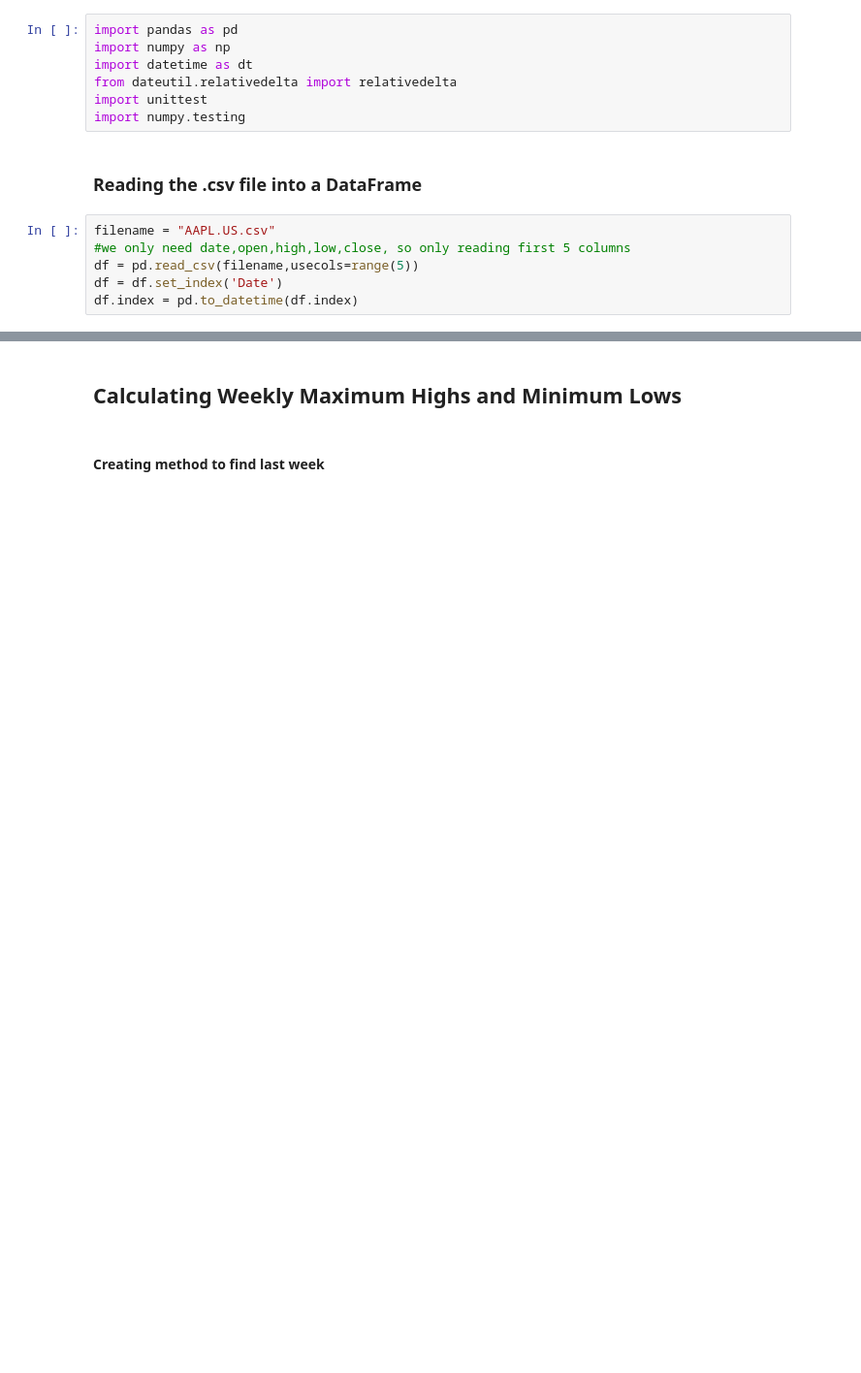
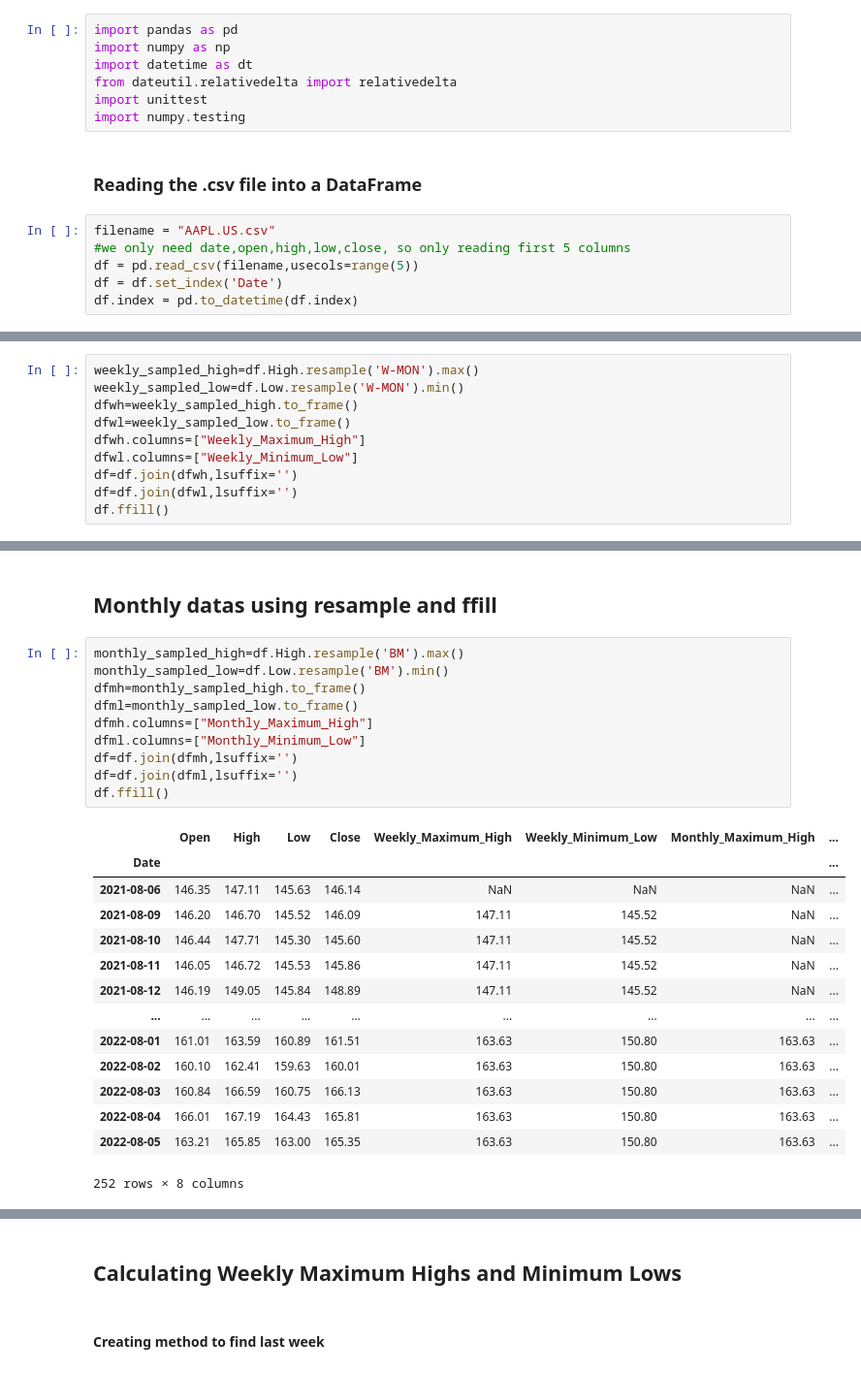
Before and after one commit to balazsikszde/stock-dataframe, a Jupyter notebook: stock-analysis.ipynb, the cells around one changed output, grey strips where cells are left out. Shown at 97% size. Drawn from its saved outputs; the diff is of its cells as text; blank space fills up the shorter version.

Commit message:
Added solutions with resample and ffill

```diff
--- a/stock-analysis.ipynb
+++ b/stock-analysis.ipynb
@@ -19,0 +22,10 @@ df.index = pd.to_datetime(df.index)
+# %%
+weekly_sampled_high=df.High.resample('W-MON').max()
+weekly_sampled_low=df.Low.resample('W-MON').min()
+dfwh=weekly_sampled_high.to_frame()
+dfwl=weekly_sampled_low.to_frame()
+dfwh.columns=["Weekly_Maximum_High"]
+dfwl.columns=["Weekly_Minimum_Low"]
+df=df.join(dfwh,lsuffix='')
+df=df.join(dfwl,lsuffix='')
+df.ffill()
@@ -19,0 +47,27 @@ df.index = pd.to_datetime(df.index)
+# %% [markdown]
+## Monthly datas using resample and ffill
+# %%
+monthly_sampled_high=df.High.resample('BM').max()
+monthly_sampled_low=df.Low.resample('BM').min()
+dfmh=monthly_sampled_high.to_frame()
+dfml=monthly_sampled_low.to_frame()
+dfmh.columns=["Monthly_Maximum_High"]
+dfml.columns=["Monthly_Minimum_Low"]
+df=df.join(dfmh,lsuffix='')
+df=df.join(dfml,lsuffix='')
+df.ffill()
+# %% [output]
+|  | Open | High | Low | Close | Weekly_Maximum_High | Weekly_Minimum_Low | Monthly_Maximum_High | ... |
+| Date |  |  |  |  |  |  |  | ... |
+| 2021-08-06 | 146.35 | 147.11 | 145.63 | 146.14 | NaN | NaN | NaN | ... |
+| 2021-08-09 | 146.20 | 146.70 | 145.52 | 146.09 | 147.11 | 145.52 | NaN | ... |
+| 2021-08-10 | 146.44 | 147.71 | 145.30 | 145.60 | 147.11 | 145.52 | NaN | ... |
+| 2021-08-11 | 146.05 | 146.72 | 145.53 | 145.86 | 147.11 | 145.52 | NaN | ... |
+| 2021-08-12 | 146.19 | 149.05 | 145.84 | 148.89 | 147.11 | 145.52 | NaN | ... |
+| ... | ... | ... | ... | ... | ... | ... | ... | ... |
+| 2022-08-01 | 161.01 | 163.59 | 160.89 | 161.51 | 163.63 | 150.80 | 163.63 | ... |
+| 2022-08-02 | 160.10 | 162.41 | 159.63 | 160.01 | 163.63 | 150.80 | 163.63 | ... |
+| 2022-08-03 | 160.84 | 166.59 | 160.75 | 166.13 | 163.63 | 150.80 | 163.63 | ... |
+| 2022-08-04 | 166.01 | 167.19 | 164.43 | 165.81 | 163.63 | 150.80 | 163.63 | ... |
+| 2022-08-05 | 163.21 | 165.85 | 163.00 | 165.35 | 163.63 | 150.80 | 163.63 | ... |
+252 rows × 8 columns
```
Also changed, not shown: parts of 9 cells of this notebook.
